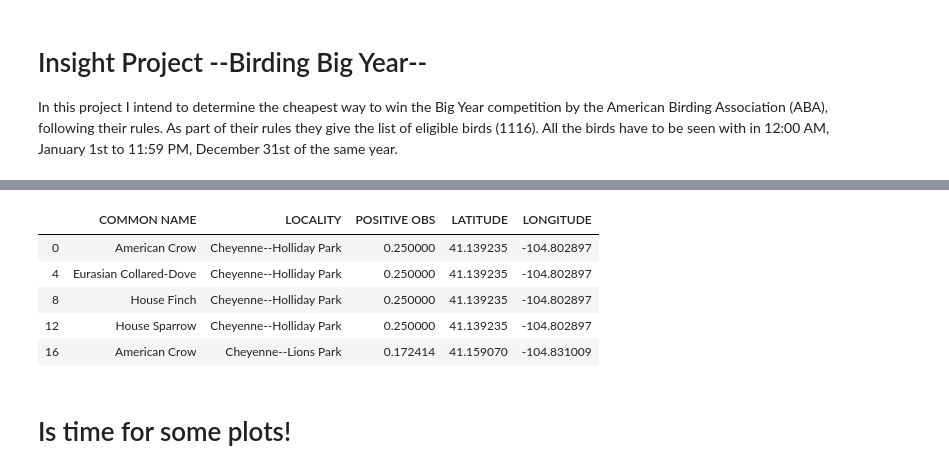
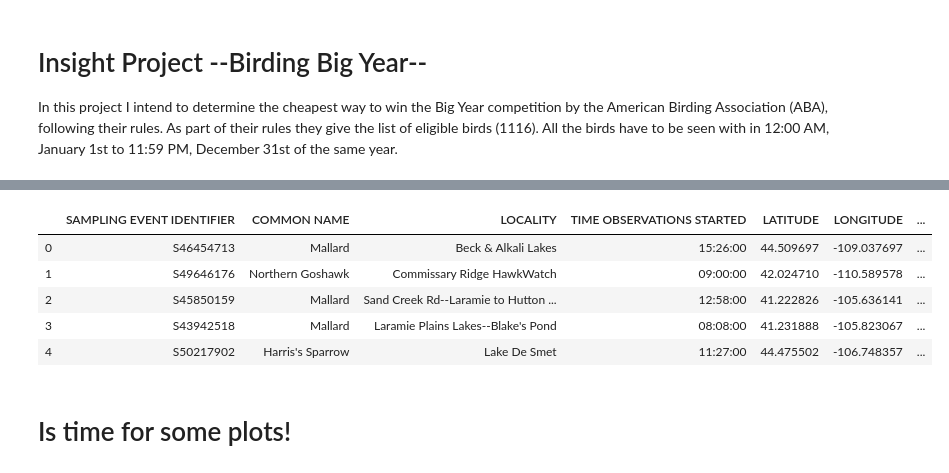
Before and after one commit to hinowashi/Insight-Project, a Jupyter notebook: Insight Project.ipynb, the cells around one changed output, grey strips where cells are left out. Cells and saved outputs as stored; diff of their text form; code cells hidden in the pictures.

Commit message:
Up to date before merger

```diff
--- a/Insight Project.ipynb
+++ b/Insight Project.ipynb
@@ -152,0 +77,4 @@ See the caveats in the documentation: http://pandas.pydata.org/pandas-docs/stabl
+# %%
+dfPercentil = dfReduce.groupby(['COMMON NAME']).sum().filter(['ALL SPECIES REPORTED']).reset_index()
+dfPercentil.rename(columns = {'ALL SPECIES REPORTED':'POS OBS'}, inplace=True)
+dfPercentil['PROVABILITY'] = dfPercentil['POS OBS']/dfReduce.shape[0]
@@ -153,12 +94,20 @@ See the caveats in the documentation: http://pandas.pydata.org/pandas-docs/stabl
+# %%
+dfPercentil['Percentil TF Rarity'] = list(map(lambda x: 0 if x > dfPercentil.quantile(.1)[0] else 1,
+                                        dfPercentil['PROVABILITY']))
+# %%
+dfReduce = dfReduce.merge(dfPercentil, left_on='COMMON NAME', right_on='COMMON NAME', how = 'left')
+# %%
+dfReduce['Go/Nogo'] = list(map(lambda x, y: 1 if (x ==1 or y ==1) else 0,
+                                        dfReduce['ABA TF Rarity'],dfReduce['Percentil TF Rarity']))
 # %%
-bidsOut.head(5)
+dfReduce.head(5)
 # %% [output]
-|  | COMMON NAME | LOCALITY | POSITIVE OBS | LATITUDE | LONGITUDE |
-| 0 | American Crow | Cheyenne--Holliday Park | 0.250000 | 41.139235 | -104.802897 |
-| 4 | Eurasian Collared-Dove | Cheyenne--Holliday Park | 0.250000 | 41.139235 | -104.802897 |
-| 8 | House Finch | Cheyenne--Holliday Park | 0.250000 | 41.139235 | -104.802897 |
-| 12 | House Sparrow | Cheyenne--Holliday Park | 0.250000 | 41.139235 | -104.802897 |
-| 16 | American Crow | Cheyenne--Lions Park | 0.172414 | 41.159070 | -104.831009 |
+|  | SAMPLING EVENT IDENTIFIER | COMMON NAME | LOCALITY | TIME OBSERVATIONS STARTED | LATITUDE | LONGITUDE | ... |
+| 0 | S46454713 | Mallard | Beck & Alkali Lakes | 15:26:00 | 44.509697 | -109.037697 | ... |
+| 1 | S49646176 | Northern Goshawk | Commissary Ridge HawkWatch | 09:00:00 | 42.024710 | -110.589578 | ... |
+| 2 | S45850159 | Mallard | Sand Creek Rd--Laramie to Hutton ... | 12:58:00 | 41.222826 | -105.636141 | ... |
+| 3 | S43942518 | Mallard | Laramie Plains Lakes--Blake's Pond | 08:08:00 | 41.231888 | -105.823067 | ... |
+| 4 | S50217902 | Harris's Sparrow | Lake De Smet | 11:27:00 | 44.475502 | -106.748357 | ... |
 # %% [markdown]
 # Is time for some plots!
 # %%
```
Also changed, not shown: parts of 73 cells of this notebook, 1 other file.
